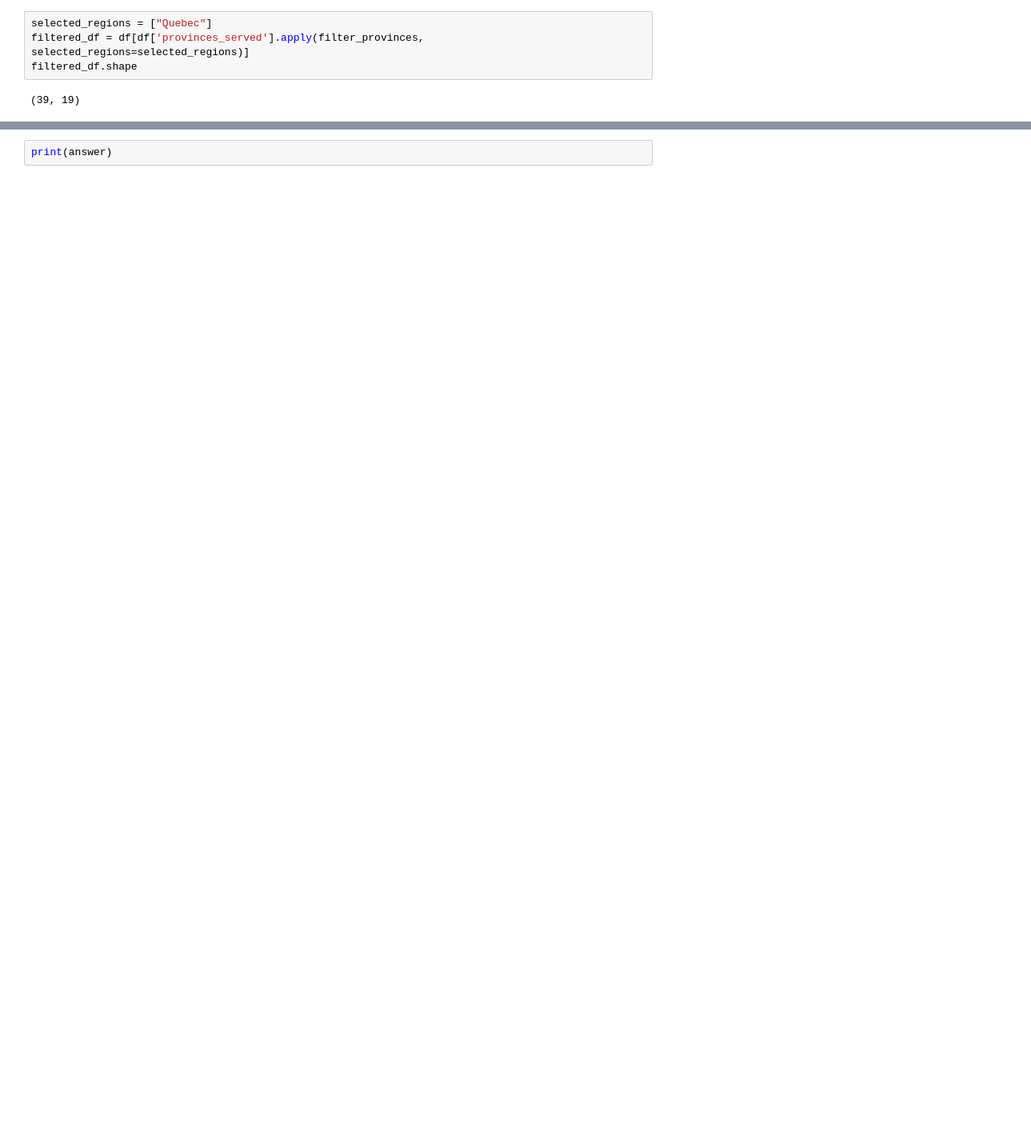
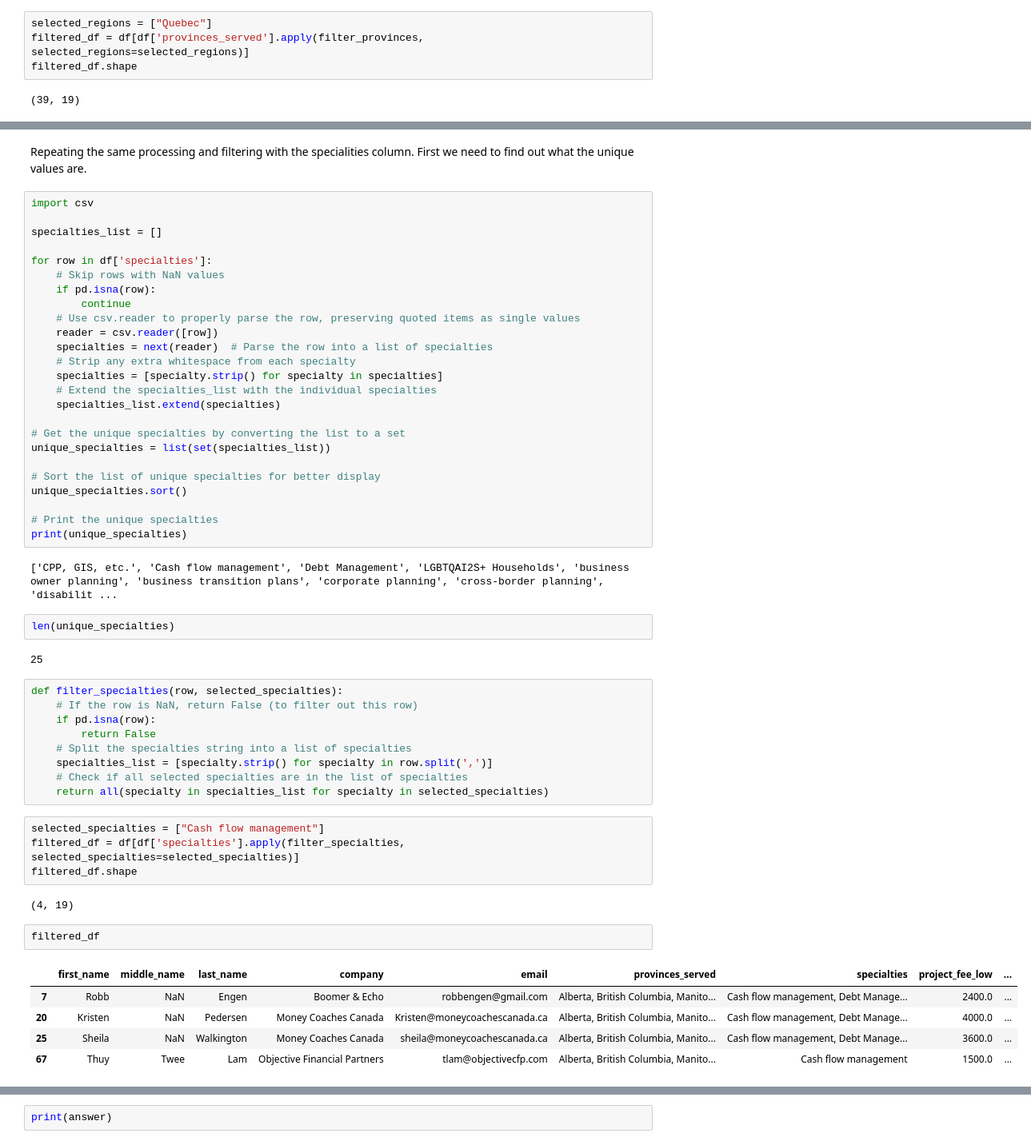
Before and after one commit to RavinderRai/financial-planner-chat-demo, a Jupyter notebook: exploratory_notes.ipynb, the cells around one changed output, grey strips where cells are left out. Shown at 80% size. Cells and saved outputs as stored; diff of their text form; blank space fills up the shorter version.

```diff
--- a/exploratory_notes.ipynb
+++ b/exploratory_notes.ipynb
@@ -262,0 +258,56 @@ query = "Does Allan Buckingham serve Alberta?"
+# %% [markdown]
+Repeating the same processing and filtering with the specialities column. First we need to find out what the unique values are.
+# %%
+import csv
+
+specialties_list = []
+
+for row in df['specialties']:
+    # Skip rows with NaN values
+    if pd.isna(row):
+        continue
+    # Use csv.reader to properly parse the row, preserving quoted items as single values
+    reader = csv.reader([row])
+    specialties = next(reader)  # Parse the row into a list of specialties
+    # Strip any extra whitespace from each specialty
+    specialties = [specialty.strip() for specialty in specialties]
+    # Extend the specialties_list with the individual specialties
+    specialties_list.extend(specialties)
+
+# Get the unique specialties by converting the list to a set
+unique_specialties = list(set(specialties_list))
+
+# Sort the list of unique specialties for better display
+unique_specialties.sort()
+
+# Print the unique specialties
+print(unique_specialties)
+# %% [output]
+['CPP, GIS, etc.', 'Cash flow management', 'Debt Management', 'LGBTQAI2S+ Households', 'business owner planning', 'business transition plans', 'corporate planning', 'cross-border planning', 'disabilit ...
+# %%
+len(unique_specialties)
+# %% [output]
+25
+# %%
+def filter_specialties(row, selected_specialties):
+    # If the row is NaN, return False (to filter out this row)
+    if pd.isna(row):
+        return False
+    # Split the specialties string into a list of specialties
+    specialties_list = [specialty.strip() for specialty in row.split(',')]
+    # Check if all selected specialties are in the list of specialties
+    return all(specialty in specialties_list for specialty in selected_specialties)
+# %%
+selected_specialties = ["Cash flow management"]
+filtered_df = df[df['specialties'].apply(filter_specialties, selected_specialties=selected_specialties)]
+filtered_df.shape
+# %% [output]
+(4, 19)
+# %%
+filtered_df
+# %% [output]
+|  | first_name | middle_name | last_name | company | email | provinces_served | specialties | project_fee_low | ... |
+| 7 | Robb | NaN | Engen | Boomer & Echo | robbengen@gmail.com | Alberta, British Columbia, Manito... | Cash flow management, Debt Manage... | 2400.0 | ... |
+| 20 | Kristen | NaN | Pedersen | Money Coaches Canada | Kristen@moneycoachescanada.ca | Alberta, British Columbia, Manito... | Cash flow management, Debt Manage... | 4000.0 | ... |
+| 25 | Sheila | NaN | Walkington | Money Coaches Canada | sheila@moneycoachescanada.ca | Alberta, British Columbia, Manito... | Cash flow management, Debt Manage... | 3600.0 | ... |
+| 67 | Thuy | Twee | Lam | Objective Financial Partners | tlam@objectivecfp.com | Alberta, British Columbia, Manito... | Cash flow management | 1500.0 | ... |
```
Also changed, not shown: parts of 11 cells of this notebook.
